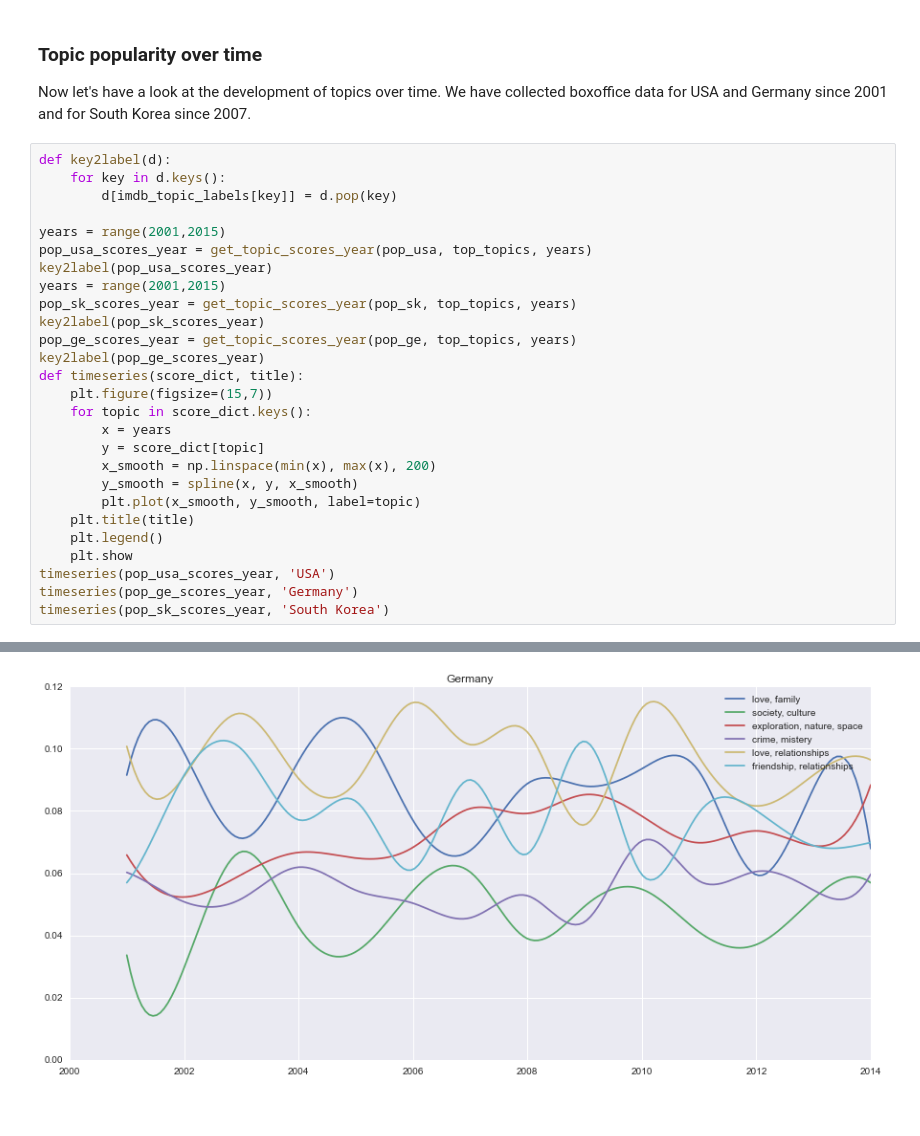
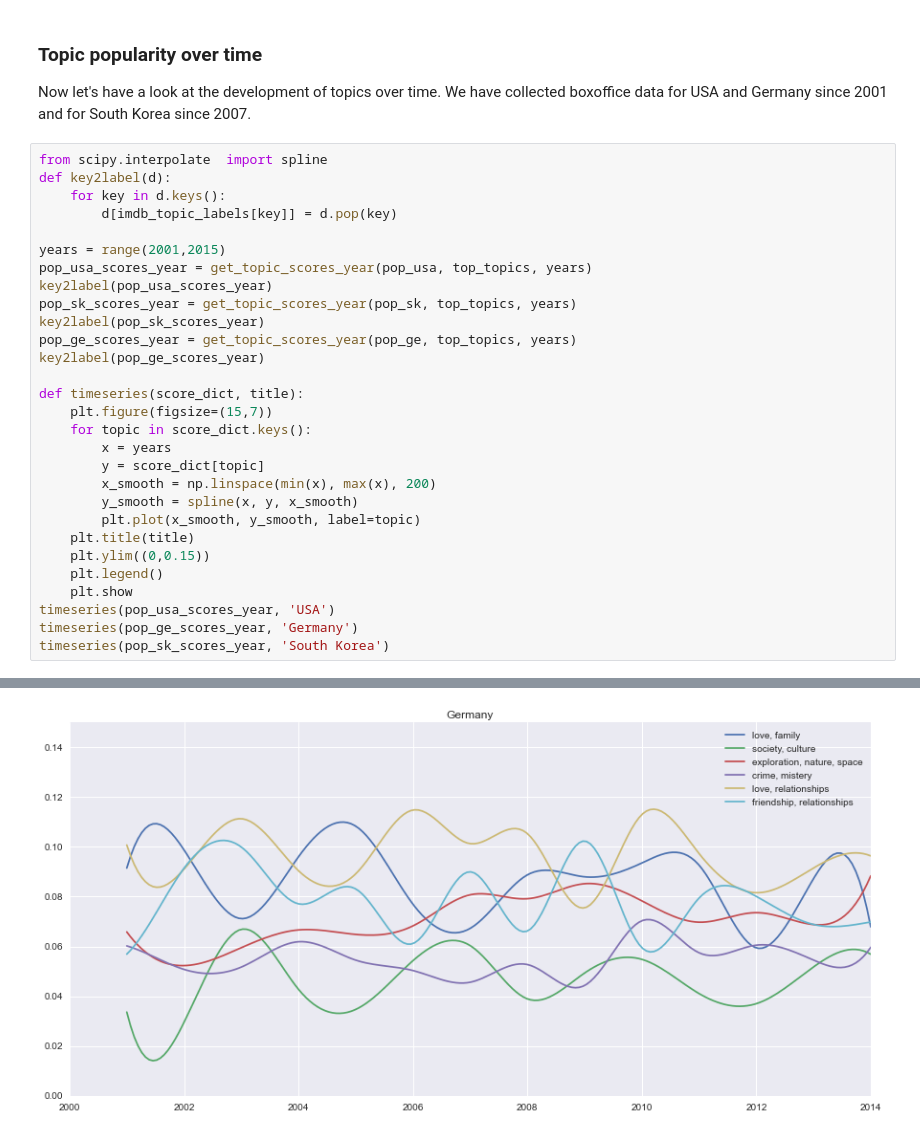
Before and after one commit to soorajmr/moviemeta, a Jupyter notebook: notebooks/topic_distribution.ipynb, the cells around one changed output, grey strips where cells are left out. Saved outputs shown, nothing was run; the diff lists cells and outputs as text.

```diff
--- a/notebooks/topic_distribution.ipynb
+++ b/notebooks/topic_distribution.ipynb
@@ -275,6 +278,7 @@ We see that the popularity of different topics is quite similar across the count
 
 Now let's have a look at the development of topics over time. We have collected boxoffice data for USA and Germany since 2001 and for South Korea since 2007.
 # %%
+from scipy.interpolate  import spline
 def key2label(d):
     for key in d.keys():
         d[imdb_topic_labels[key]] = d.pop(key)
@@ -282,11 +286,11 @@ def key2label(d):
 years = range(2001,2015)
 pop_usa_scores_year = get_topic_scores_year(pop_usa, top_topics, years)
 key2label(pop_usa_scores_year)
-years = range(2001,2015)
 pop_sk_scores_year = get_topic_scores_year(pop_sk, top_topics, years)
 key2label(pop_sk_scores_year)
 pop_ge_scores_year = get_topic_scores_year(pop_ge, top_topics, years)
 key2label(pop_ge_scores_year)
+
 def timeseries(score_dict, title):
     plt.figure(figsize=(15,7))
     for topic in score_dict.keys():
@@ -296,6 +300,7 @@ def timeseries(score_dict, title):
         y_smooth = spline(x, y, x_smooth)
         plt.plot(x_smooth, y_smooth, label=topic)
     plt.title(title)
+    plt.ylim((0,0.15))
     plt.legend()
     plt.show
 timeseries(pop_usa_scores_year, 'USA')
@@ -306 +311 @@ timeseries(pop_sk_scores_year, 'South Korea')
-[figure, old version]
+[figure, new version]
```
Also changed, not shown: parts of 6 cells of this notebook.
